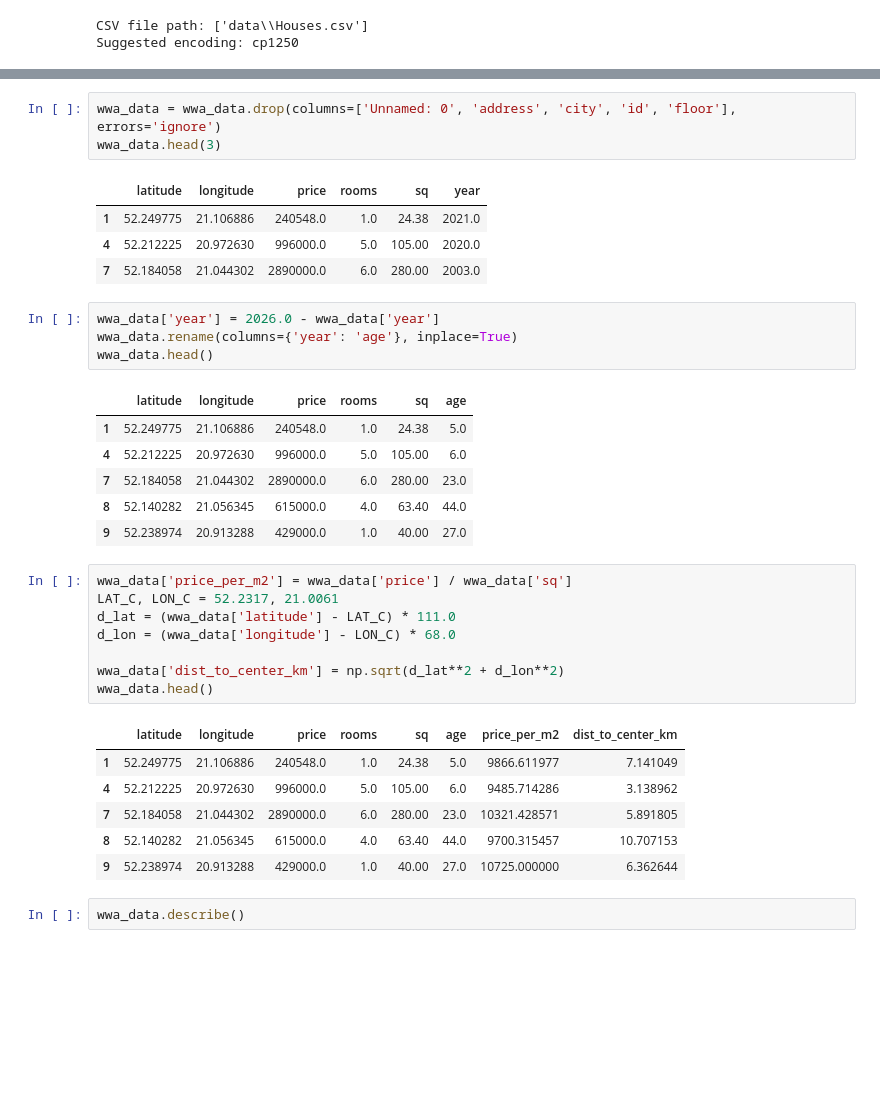
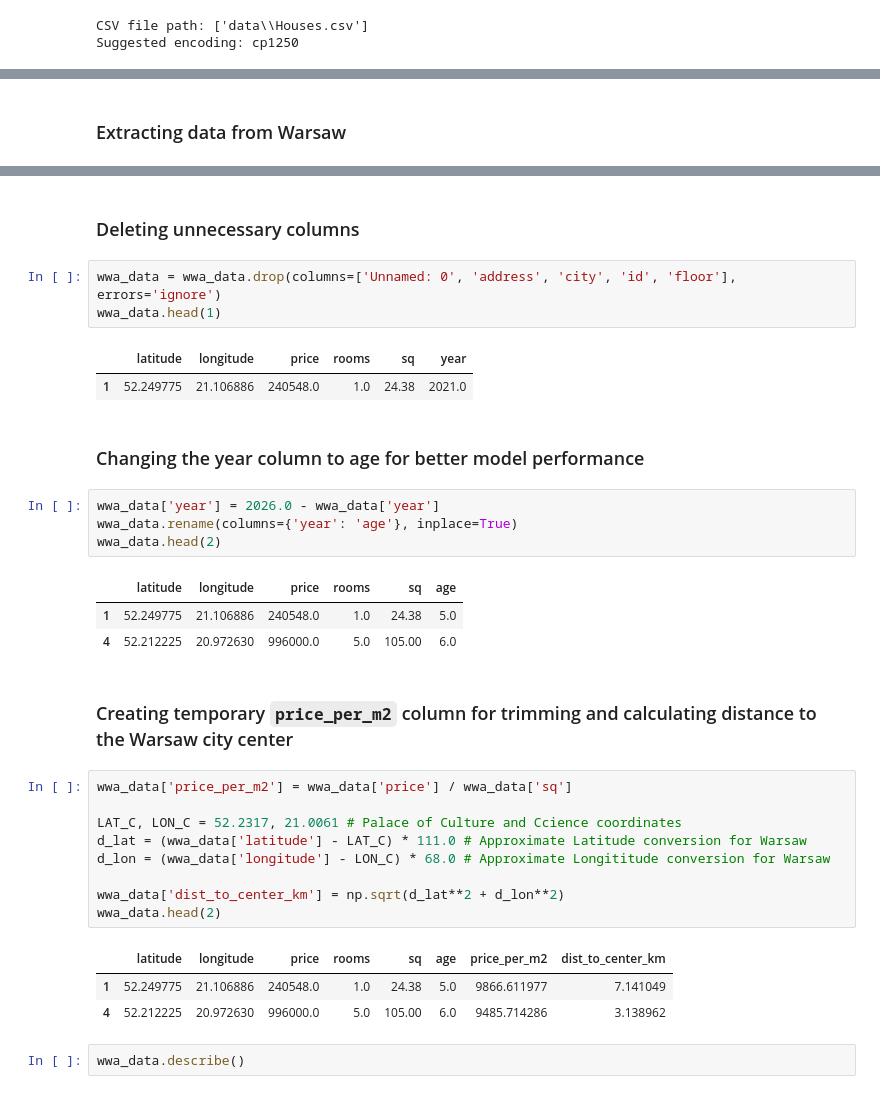
Before and after one commit to M4rselo/Warsaw-Housing-Model, a Jupyter notebook: wwa-housing-linear-model.ipynb, the cells around one changed output, grey strips where cells are left out. Drawn from its saved outputs; the diff is of its cells as text; blank space fills up the shorter version.

```diff
--- a/wwa-housing-linear-model.ipynb
+++ b/wwa-housing-linear-model.ipynb
@@ -32,6 +39,8 @@ Shape: (23764, 11)
 | 0 | 0 | Podgórze Zabłocie Stanisława Klim... | Kraków | 2.0 | 23918.0 | 50.049224 | 19.970379 | 749000.0 | 3.0 | 74.05 | ... |
 | 1 | 1 | Praga-Południe Grochowska | Warszawa | 3.0 | 17828.0 | 52.249775 | 21.106886 | 240548.0 | 1.0 | 24.38 | ... |
 | 2 | 2 | Krowodrza Czarnowiejska | Kraków | 2.0 | 22784.0 | 50.066964 | 19.920025 | 427000.0 | 2.0 | 37.00 | ... |
+# %% [markdown]
+### Extracting data from Warsaw
 # %%
 wwa_data = house_data[house_data.city == 'Warszawa'].copy()
 
@@ -43,40 +52,39 @@ Shape: (9851, 11)
 | 1 | 1 | Praga-Południe Grochowska | Warszawa | 3.0 | 17828.0 | 52.249775 | 21.106886 | 240548.0 | 1.0 | 24.38 | ... |
 | 4 | 4 | Ochota Gotowy budynek. Stan dewel... | Warszawa | 1.0 | 11770.0 | 52.212225 | 20.972630 | 996000.0 | 5.0 | 105.00 | ... |
 | 7 | 7 | Mokotów Pory | Warszawa | 10.0 | 13308.0 | 52.184058 | 21.044302 | 2890000.0 | 6.0 | 280.00 | ... |
+# %% [markdown]
+### Deleting unnecessary columns
 # %%
 wwa_data = wwa_data.drop(columns=['Unnamed: 0', 'address', 'city', 'id', 'floor'], errors='ignore')
-wwa_data.head(3)
+wwa_data.head(1)
 # %% [output]
 |  | latitude | longitude | price | rooms | sq | year |
 | 1 | 52.249775 | 21.106886 | 240548.0 | 1.0 | 24.38 | 2021.0 |
-| 4 | 52.212225 | 20.972630 | 996000.0 | 5.0 | 105.00 | 2020.0 |
-| 7 | 52.184058 | 21.044302 | 2890000.0 | 6.0 | 280.00 | 2003.0 |
+# %% [markdown]
+### Changing the year column to age for better model performance
 # %%
 wwa_data['year'] = 2026.0 - wwa_data['year']
 wwa_data.rename(columns={'year': 'age'}, inplace=True)
-wwa_data.head()
+wwa_data.head(2)
 # %% [output]
 |  | latitude | longitude | price | rooms | sq | age |
 | 1 | 52.249775 | 21.106886 | 240548.0 | 1.0 | 24.38 | 5.0 |
 | 4 | 52.212225 | 20.972630 | 996000.0 | 5.0 | 105.00 | 6.0 |
-| 7 | 52.184058 | 21.044302 | 2890000.0 | 6.0 | 280.00 | 23.0 |
-| 8 | 52.140282 | 21.056345 | 615000.0 | 4.0 | 63.40 | 44.0 |
-| 9 | 52.238974 | 20.913288 | 429000.0 | 1.0 | 40.00 | 27.0 |
+# %% [markdown]
+### Creating temporary `price_per_m2` column for trimming and calculating distance to the Warsaw city center
 # %%
 wwa_data['price_per_m2'] = wwa_data['price'] / wwa_data['sq']
-LAT_C, LON_C = 52.2317, 21.0061
-d_lat = (wwa_data['latitude'] - LAT_C) * 111.0
-d_lon = (wwa_data['longitude'] - LON_C) * 68.0
+
+LAT_C, LON_C = 52.2317, 21.0061 # Palace of Culture and Ccience coordinates
+d_lat = (wwa_data['latitude'] - LAT_C) * 111.0 # Approximate Latitude conversion for Warsaw
+d_lon = (wwa_data['longitude'] - LON_C) * 68.0 # Approximate Longititude conversion for Warsaw
 
 wwa_data['dist_to_center_km'] = np.sqrt(d_lat**2 + d_lon**2)
-wwa_data.head()
+wwa_data.head(2)
 # %% [output]
 |  | latitude | longitude | price | rooms | sq | age | price_per_m2 | dist_to_center_km |
 | 1 | 52.249775 | 21.106886 | 240548.0 | 1.0 | 24.38 | 5.0 | 9866.611977 | 7.141049 |
 | 4 | 52.212225 | 20.972630 | 996000.0 | 5.0 | 105.00 | 6.0 | 9485.714286 | 3.138962 |
-| 7 | 52.184058 | 21.044302 | 2890000.0 | 6.0 | 280.00 | 23.0 | 10321.428571 | 5.891805 |
-| 8 | 52.140282 | 21.056345 | 615000.0 | 4.0 | 63.40 | 44.0 | 9700.315457 | 10.707153 |
-| 9 | 52.238974 | 20.913288 | 429000.0 | 1.0 | 40.00 | 27.0 | 10725.000000 | 6.362644 |
 # %%
 wwa_data.describe()
 # %% [output]
```
Also changed, not shown: parts of 25 cells of this notebook.
